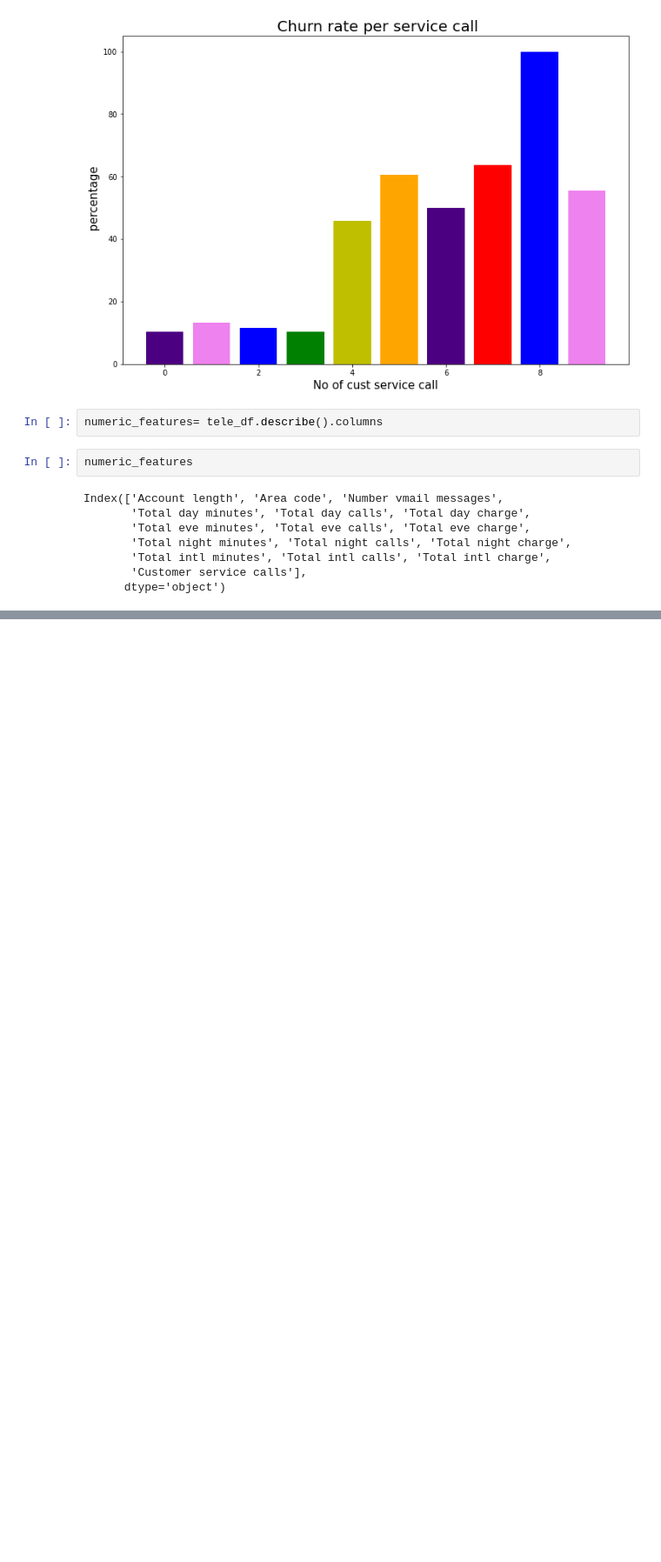
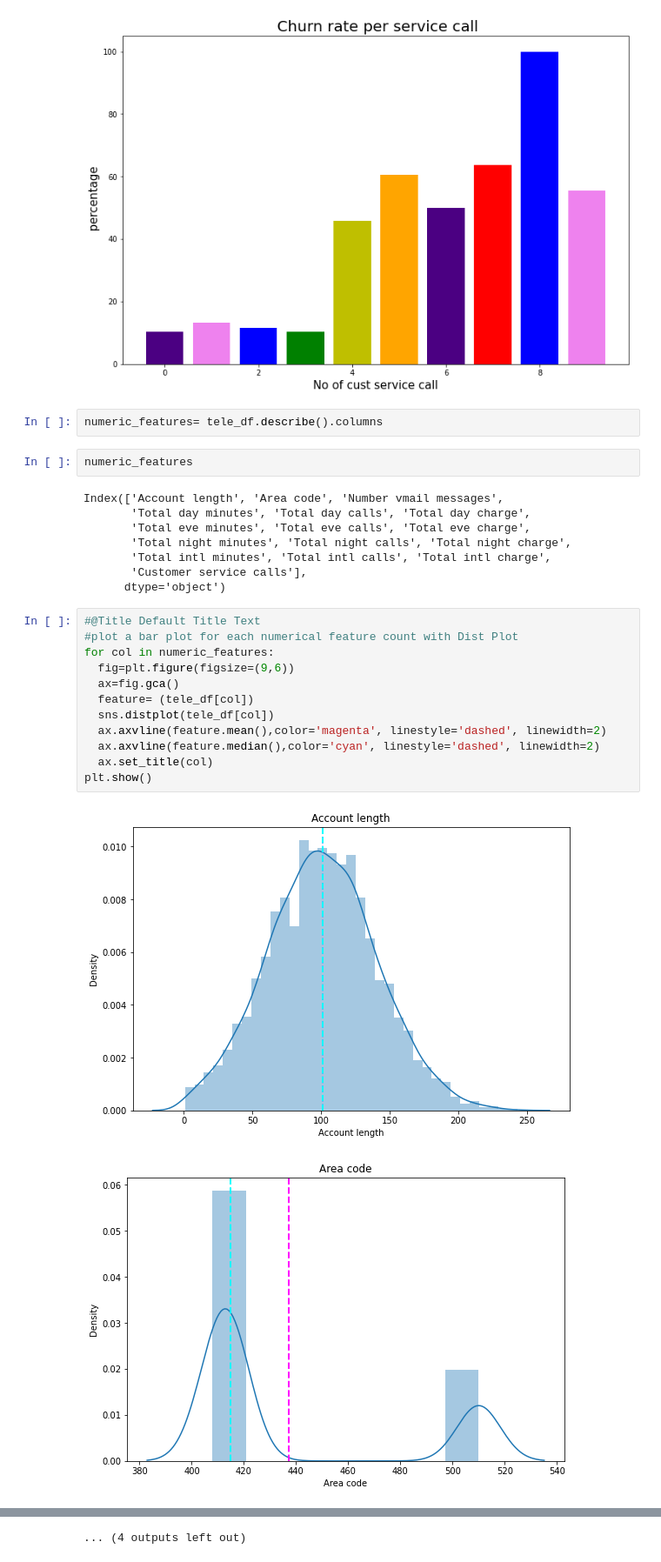
Before and after one commit to Creatrohit9/tele_churn-ANALYSIS, a Jupyter notebook: rohit_bhadauriya_EDA_2Telecom_Churn_Analysis_Capstone_Project.ipynb, the cells around one changed output, grey strips where cells are left out. Shown at 87% size. Drawn from its saved outputs; the diff is of its cells as text; blank space fills up the shorter version.

Commit message:
Commit for dist plot

```diff
--- a/rohit_bhadauriya_EDA_2Telecom_Churn_Analysis_Capstone_Project.ipynb
+++ b/rohit_bhadauriya_EDA_2Telecom_Churn_Analysis_Capstone_Project.ipynb
@@ -703,3 +703,18 @@ Index(['Account length', 'Area code', 'Number vmail messages',
        'Total intl minutes', 'Total intl calls', 'Total intl charge',
        'Customer service calls'],
       dtype='object')
+# %%
+#@Title Default Title Text
+#plot a bar plot for each numerical feature count with Dist Plot
+for col in numeric_features:
+  fig=plt.figure(figsize=(9,6))
+  ax=fig.gca()
+  feature= (tele_df[col])
+  sns.distplot(tele_df[col])
+  ax.axvline(feature.mean(),color='magenta', linestyle='dashed', linewidth=2)
+  ax.axvline(feature.median(),color='cyan', linestyle='dashed', linewidth=2)
+  ax.set_title(col)
+plt.show()
+# %% [output]
+[figure, added]
+[figure, added]
@@ -705,0 +731 @@ Index(['Account length', 'Area code', 'Number vmail messages',
+... (4 outputs left out)
```
Also changed, not shown: parts of 1 cell of this notebook.
